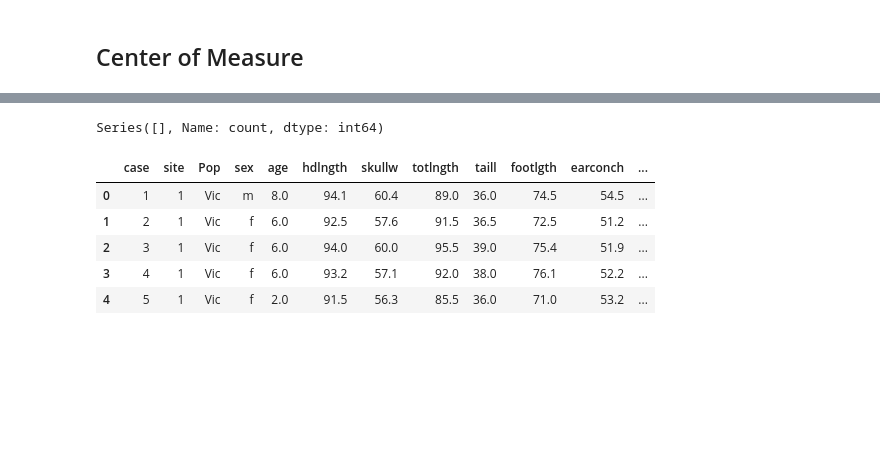
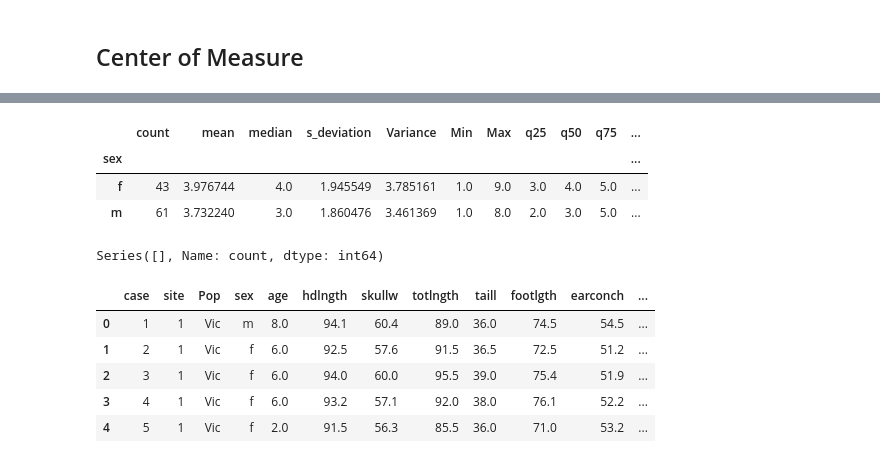
Before and after one commit to Osisami00/AI_Engr, a Jupyter notebook: My_Task/week_8/task18.ipynb, the cells around one changed output, grey strips where cells are left out. Cells and saved outputs as stored; diff of their text form; code cells hidden in the pictures; blank space fills up the shorter version.

```diff
--- a/My_Task/week_8/task18.ipynb
+++ b/My_Task/week_8/task18.ipynb
@@ -72,0 +262,19 @@ possums1.head(1)
+# %%
+possums1.groupby("sex")["age"].agg(
+    count = "count",
+    mean = "mean",
+    median = "median",
+    s_deviation = 'std',
+    Variance  = "var",
+    Min = "min",
+    Max = 'max',
+    q25 = lambda x: x.quantile(0.25),
+    q50 = lambda x: x.quantile(0.50),
+    q75 = lambda x: x.quantile(0.75),
+    mode = lambda x: x.mode().iloc[0]
+)
+# %% [output]
+|  | count | mean | median | s_deviation | Variance | Min | Max | q25 | q50 | q75 | ... |
+| sex |  |  |  |  |  |  |  |  |  |  | ... |
+| f | 43 | 3.976744 | 4.0 | 1.945549 | 3.785161 | 1.0 | 9.0 | 3.0 | 4.0 | 5.0 | ... |
+| m | 61 | 3.732240 | 3.0 | 1.860476 | 3.461369 | 1.0 | 8.0 | 2.0 | 3.0 | 5.0 | ... |
```
Also changed, not shown: parts of 26 cells of this notebook.
